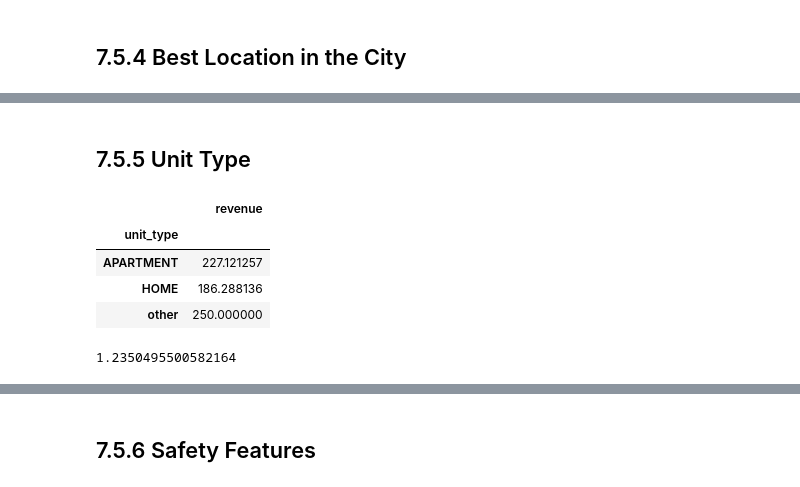
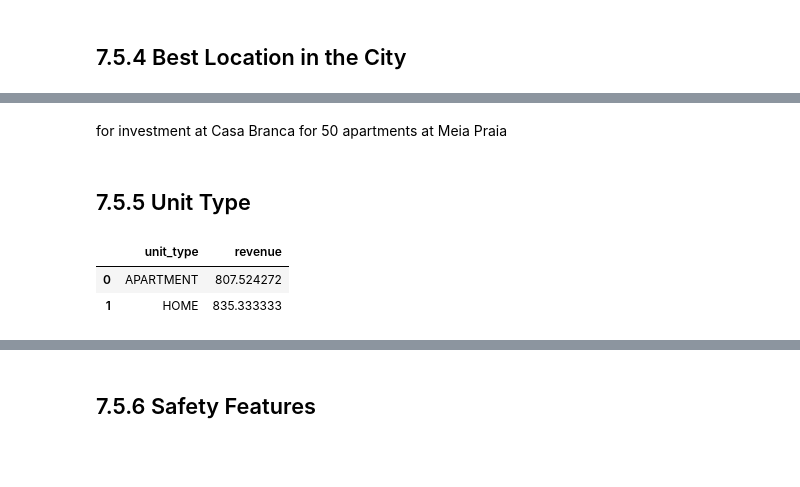
Before and after one commit to Samoelmoura/seazone_code_challenge, a Jupyter notebook: notebooks/notebook.ipynb, the cells around one changed output, grey strips where cells are left out. Drawn from its saved outputs; the diff is of its cells as text; code cells hidden in the pictures; blank space fills up the shorter version.

```diff
--- a/notebooks/notebook.ipynb
+++ b/notebooks/notebook.ipynb
@@ -1550,14 +1462,12 @@ temp
+# %% [markdown]
+for investment at Casa Branca
+for 50 apartments at Meia Praia
 # %% [markdown]
 ## 7.5.5 Unit Type
 # %%
-df_ref.groupby('unit_type').agg({'revenue':'mean'})
+temp = df_ref.loc[df_ref['cluster']==1]
+temp.groupby('unit_type').agg({'revenue':'mean'}).reset_index()
 # %% [output]
-|  | revenue |
-| unit_type |  |
-| APARTMENT | 227.121257 |
-| HOME | 186.288136 |
-| other | 250.000000 |
+|  | unit_type | revenue |
+| 0 | APARTMENT | 807.524272 |
+| 1 | HOME | 835.333333 |
-# %%
-238 / 192.704819
-# %% [output]
-1.2350495500582164
```
Also changed, not shown: parts of 50 cells of this notebook, 4 other files.
